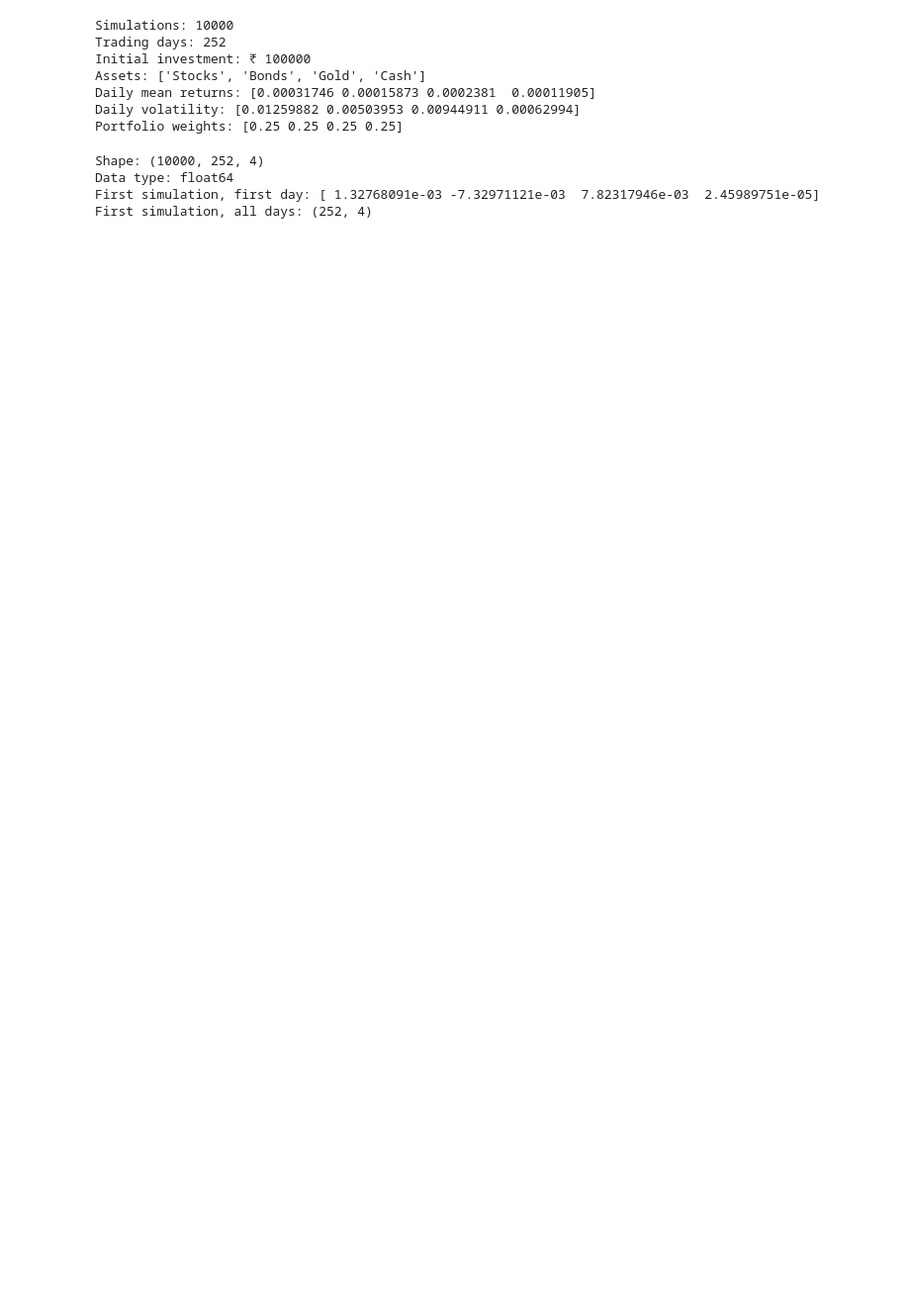
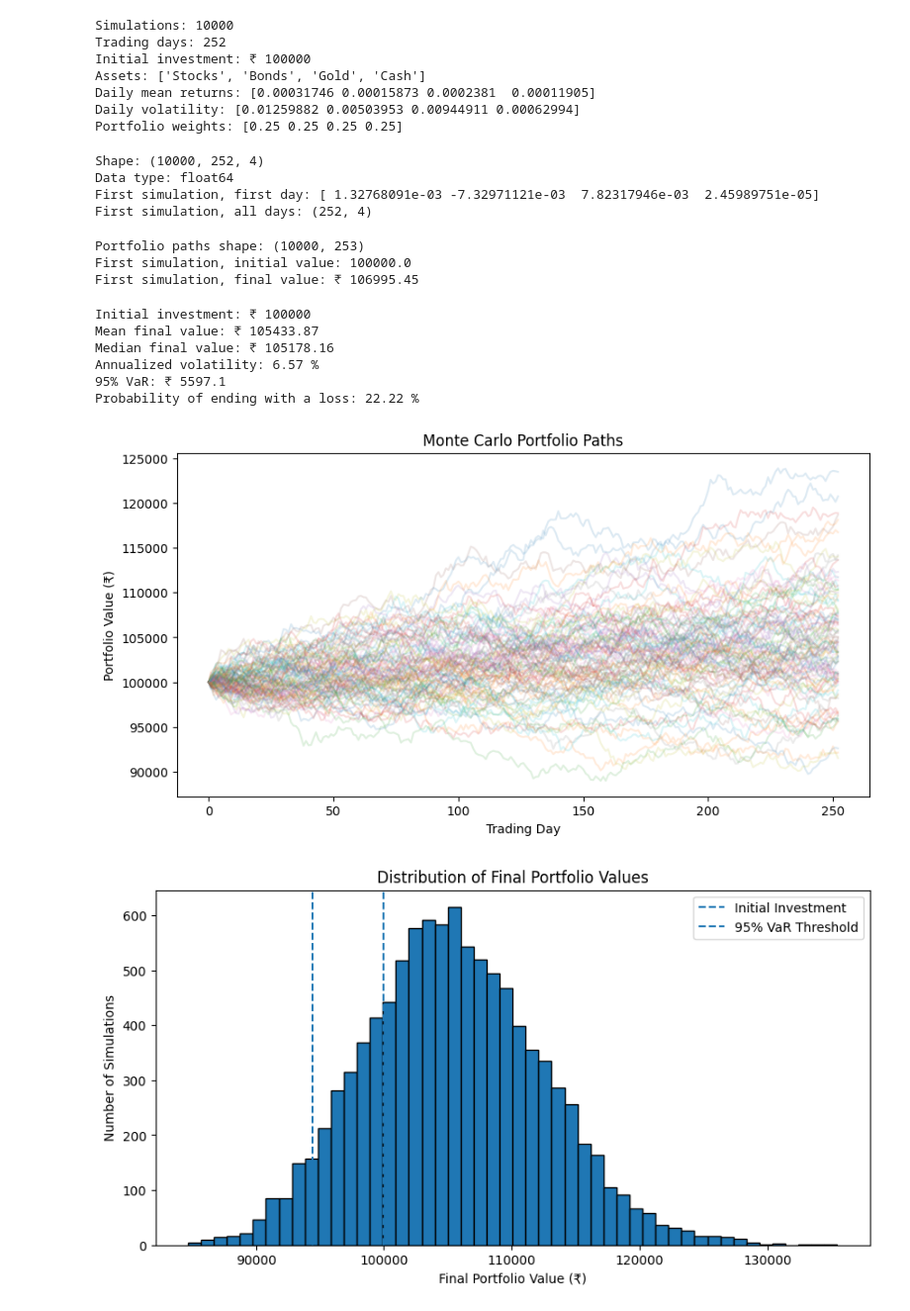
Before and after one commit to rutuja2005byte/Monte-Carlo-Portfolio-Risk-Simulator, a Jupyter notebook: Monte_Carlo_Portfolio_Risk_Simulator.ipynb, the cells around one changed output. Shown at 99% size. Cells and saved outputs as stored; diff of their text form; code cells hidden in the pictures; blank space fills up the shorter version.

```diff
--- a/Monte_Carlo_Portfolio_Risk_Simulator.ipynb
+++ b/Monte_Carlo_Portfolio_Risk_Simulator.ipynb
@@ -52,3 +52,71 @@ Shape: (10000, 252, 4)
 Data type: float64
 First simulation, first day: [ 1.32768091e-03 -7.32971121e-03  7.82317946e-03  2.45989751e-05]
 First simulation, all days: (252, 4)
+# %%
+portfolio_returns = simulated_returns @ weights
+
+log_returns = np.log1p(portfolio_returns)
+
+cumulative_growth = np.exp(np.cumsum(log_returns, axis=1))
+
+portfolio_paths = initial_investment * cumulative_growth
+
+portfolio_paths = np.column_stack([
+    np.full(num_simulations, initial_investment),
+    portfolio_paths
+])
+
+print("Portfolio paths shape:", portfolio_paths.shape)
+print("First simulation, initial value:", portfolio_paths[0, 0])
+print("First simulation, final value: ₹", round(portfolio_paths[0, -1], 2))
+# %% [output]
+Portfolio paths shape: (10000, 253)
+First simulation, initial value: 100000.0
+First simulation, final value: ₹ 106995.45
+# %%
+final_values = portfolio_paths[:, -1]
+
+daily_portfolio_returns = portfolio_paths[:, 1:] / portfolio_paths[:, :-1] - 1
+
+daily_vol = np.std(daily_portfolio_returns)
+annualized_volatility = daily_vol * np.sqrt(trading_days)
+
+losses = initial_investment - final_values
+var_95 = np.percentile(losses, 95)
+
+loss_probability = np.mean(final_values < initial_investment) * 100
+
+print("Initial investment: ₹", initial_investment)
+print("Mean final value: ₹", round(np.mean(final_values), 2))
+print("Median final value: ₹", round(np.median(final_values), 2))
+print("Annualized volatility:", round(annualized_volatility * 100, 2), "%")
+print("95% VaR: ₹", round(var_95, 2))
+print("Probability of ending with a loss:", round(loss_probability, 2), "%")
+
+
+plt.figure(figsize=(10, 5))
+plt.plot(portfolio_paths[:100].T, alpha=0.15)
+plt.title("Monte Carlo Portfolio Paths")
+plt.xlabel("Trading Day")
+plt.ylabel("Portfolio Value (₹)")
+plt.show()
+
+
+plt.figure(figsize=(10, 5))
+plt.hist(final_values, bins=50, edgecolor="black")
+plt.axvline(initial_investment, linestyle="--", label="Initial Investment")
+plt.axvline(initial_investment - var_95, linestyle="--", label="95% VaR Threshold")
+plt.title("Distribution of Final Portfolio Values")
+plt.xlabel("Final Portfolio Value (₹)")
+plt.ylabel("Number of Simulations")
+plt.legend()
+plt.show()
+# %% [output]
+Initial investment: ₹ 100000
+Mean final value: ₹ 105433.87
+Median final value: ₹ 105178.16
+Annualized volatility: 6.57 %
+95% VaR: ₹ 5597.1
+Probability of ending with a loss: 22.22 %
+[figure, added]
+[figure, added]
```
